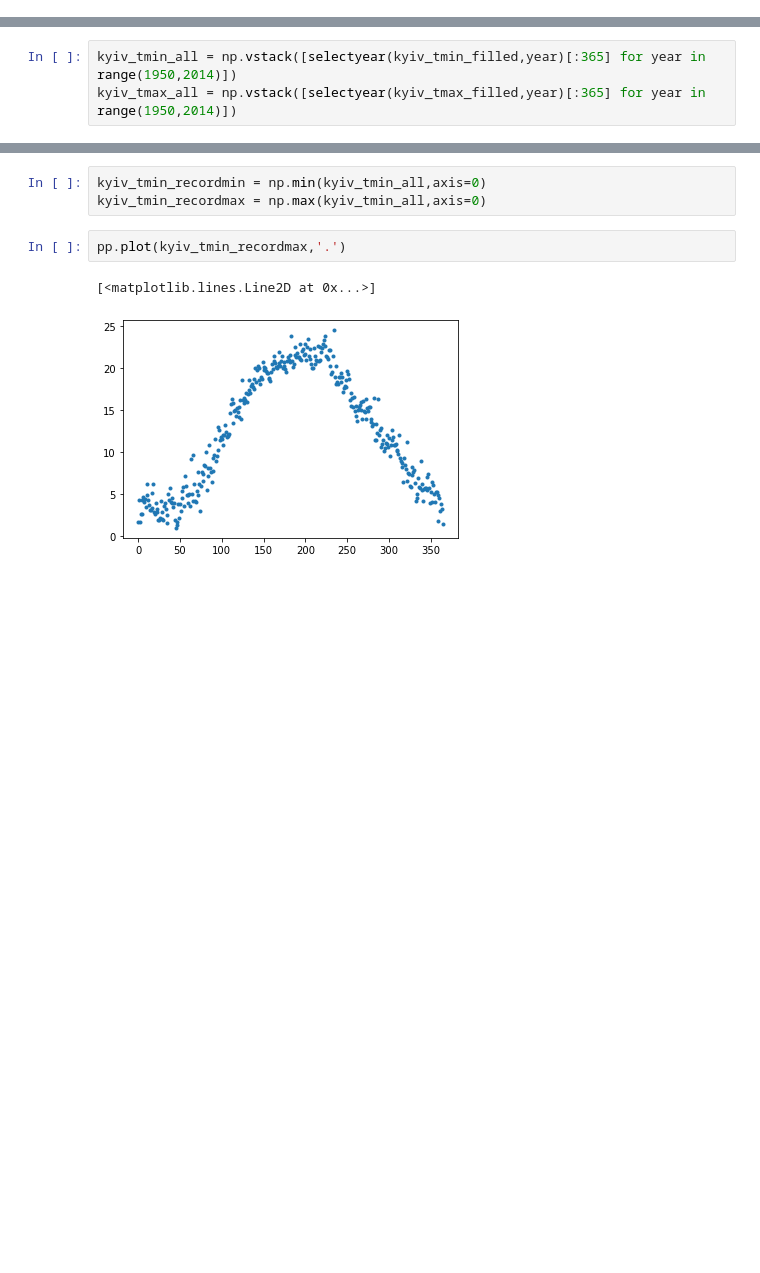
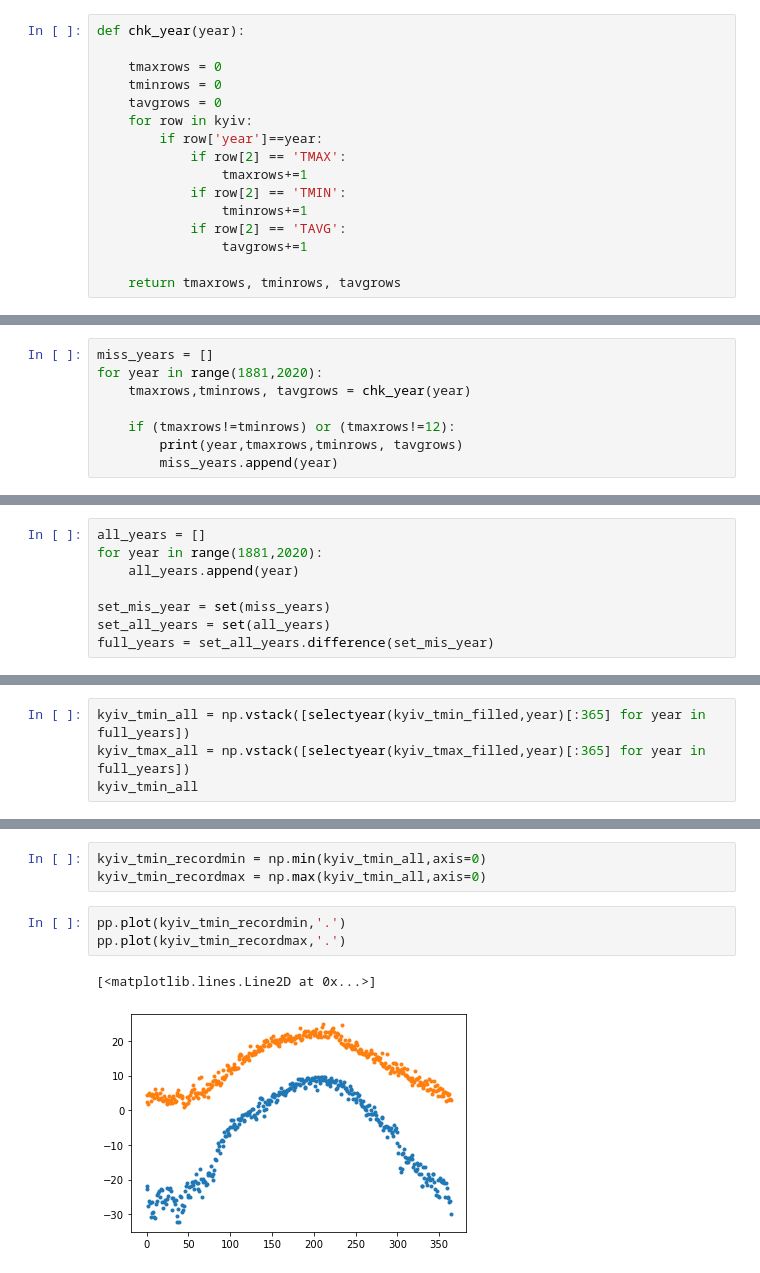
Before and after one commit to andr-nau/weather_history, a Jupyter notebook: weather_project.ipynb, the cells around one changed output, grey strips where cells are left out. Cells and saved outputs as stored; diff of their text form; blank space fills up the shorter version.

```diff
--- a/weather_project.ipynb
+++ b/weather_project.ipynb
@@ -148,0 +192,16 @@ plot_smoothed(kyiv_tmax,365)
+# %%
+def chk_year(year):
+
+    tmaxrows = 0
+    tminrows = 0
+    tavgrows = 0
+    for row in kyiv:
+        if row['year']==year:
+            if row[2] == 'TMAX':
+                tmaxrows+=1
+            if row[2] == 'TMIN':
+                tminrows+=1
+            if row[2] == 'TAVG':
+                tavgrows+=1
+
+    return tmaxrows, tminrows, tavgrows
@@ -148,0 +210,8 @@ plot_smoothed(kyiv_tmax,365)
+# %%
+miss_years = []
+for year in range(1881,2020):
+    tmaxrows,tminrows, tavgrows = chk_year(year)
+
+    if (tmaxrows!=tminrows) or (tmaxrows!=12):
+        print(year,tmaxrows,tminrows, tavgrows)
+        miss_years.append(year)
@@ -148,0 +233,8 @@ plot_smoothed(kyiv_tmax,365)
+# %%
+all_years = []
+for year in range(1881,2020):
+    all_years.append(year)
+
+set_mis_year = set(miss_years)
+set_all_years = set(all_years)
+full_years = set_all_years.difference(set_mis_year)
@@ -220,5 +361,6 @@ pp.show()
 # %% [output]
 [figure]
 # %%
-kyiv_tmin_all = np.vstack([selectyear(kyiv_tmin_filled,year)[:365] for year in range(1950,2014)])
-kyiv_tmax_all = np.vstack([selectyear(kyiv_tmax_filled,year)[:365] for year in range(1950,2014)])
+kyiv_tmin_all = np.vstack([selectyear(kyiv_tmin_filled,year)[:365] for year in full_years])
+kyiv_tmax_all = np.vstack([selectyear(kyiv_tmax_filled,year)[:365] for year in full_years])
+kyiv_tmin_all
@@ -226,10 +382,11 @@ kyiv_tmax_all = np.vstack([selectyear(kyiv_tmax_filled,year)[:365] for year in r
 kyiv_tmin_recordmin = np.min(kyiv_tmin_all,axis=0)
 kyiv_tmin_recordmax = np.max(kyiv_tmin_all,axis=0)
 # %%
+pp.plot(kyiv_tmin_recordmin,'.')
 pp.plot(kyiv_tmin_recordmax,'.')
 # %% [output]
 [<matplotlib.lines.Line2D at 0x...>]
-[figure, old version]
+[figure, new version]
 # %%
 pp.figure(figsize=(18,11))
 
```
Also changed, not shown: parts of 43 cells of this notebook, 2 other files.
